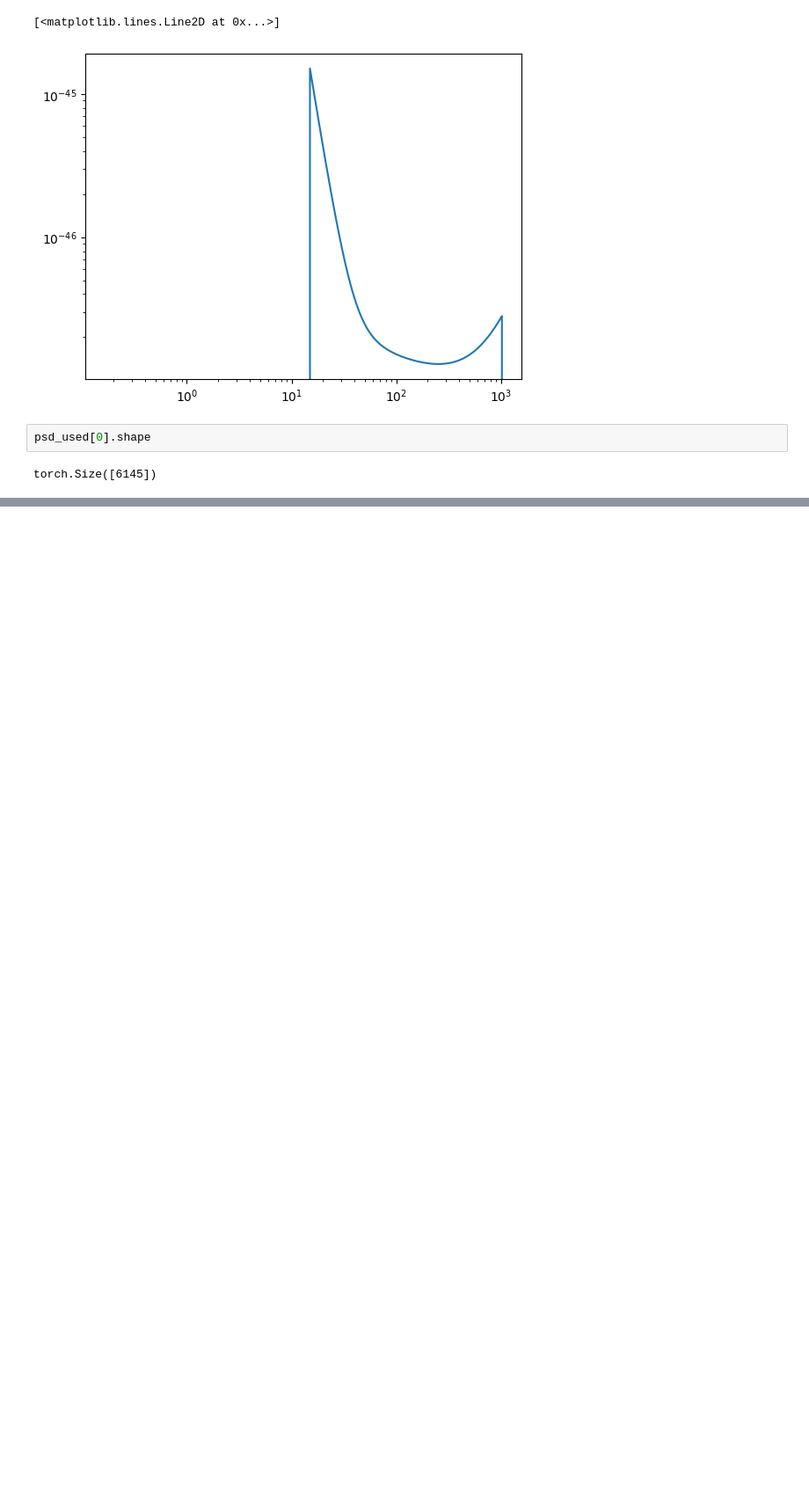
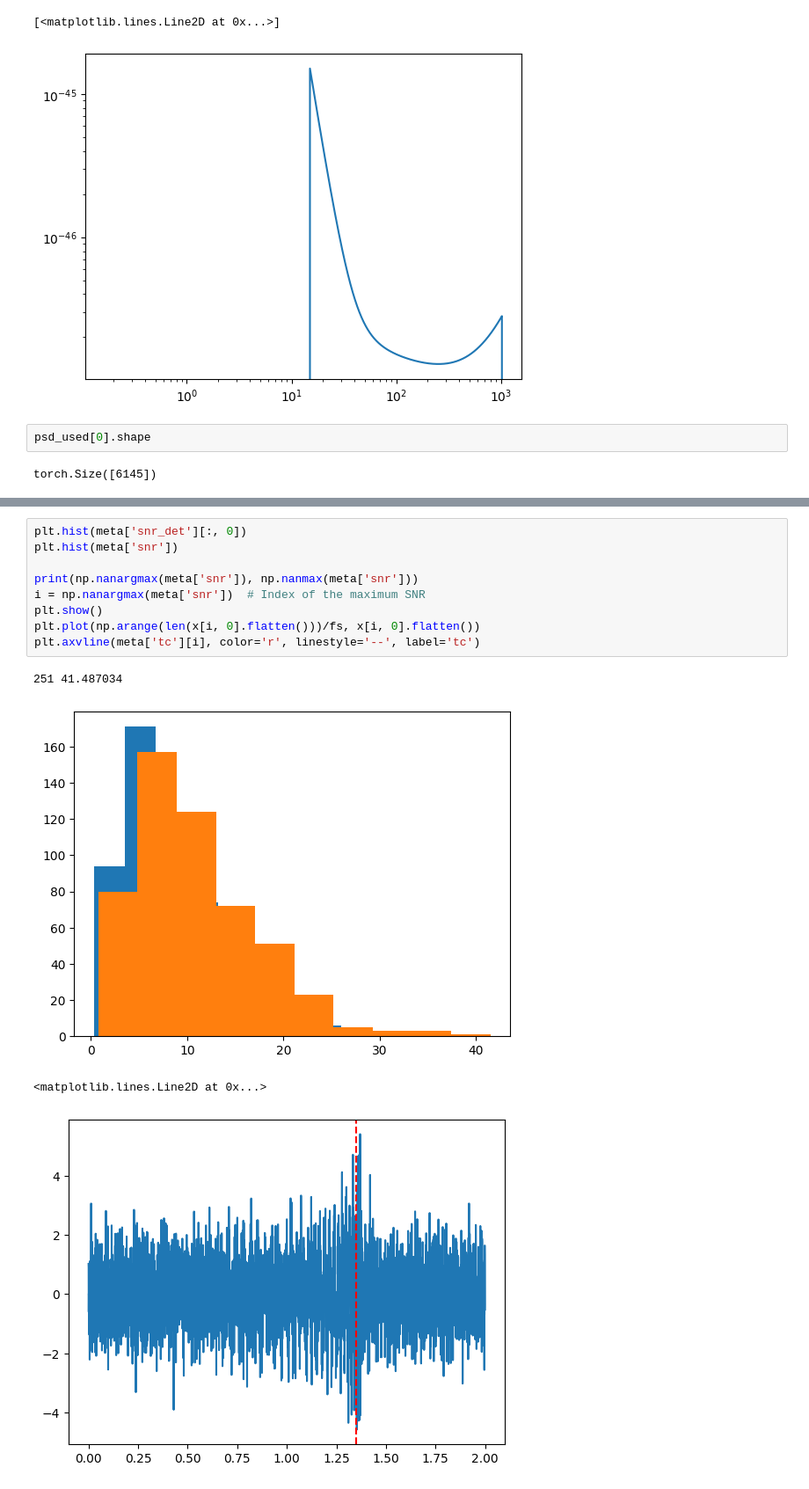
Before and after one commit to MelissaLP/sage, a Jupyter notebook: eucaif/testing_sage.ipynb, the cells around one changed output, grey strips where cells are left out. Shown at 88% size. Saved outputs shown, nothing was run; the diff lists cells and outputs as text; blank space fills up the shorter version.

```diff
--- a/eucaif/testing_sage.ipynb
+++ b/eucaif/testing_sage.ipynb
@@ -135,0 +185,14 @@ torch.Size([6145])
+# %%
+plt.hist(meta['snr_det'][:, 0])
+plt.hist(meta['snr'])
+
+print(np.nanargmax(meta['snr']), np.nanmax(meta['snr']))
+i = np.nanargmax(meta['snr'])  # Index of the maximum SNR
+plt.show()
+plt.plot(np.arange(len(x[i, 0].flatten()))/fs, x[i, 0].flatten())
+plt.axvline(meta['tc'][i], color='r', linestyle='--', label='tc')
+# %% [output]
+251 41.487034
+[figure, added]
+<matplotlib.lines.Line2D at 0x...>
+[figure, added]
```
Also changed, not shown: parts of 2 cells of this notebook, 2 other files.
